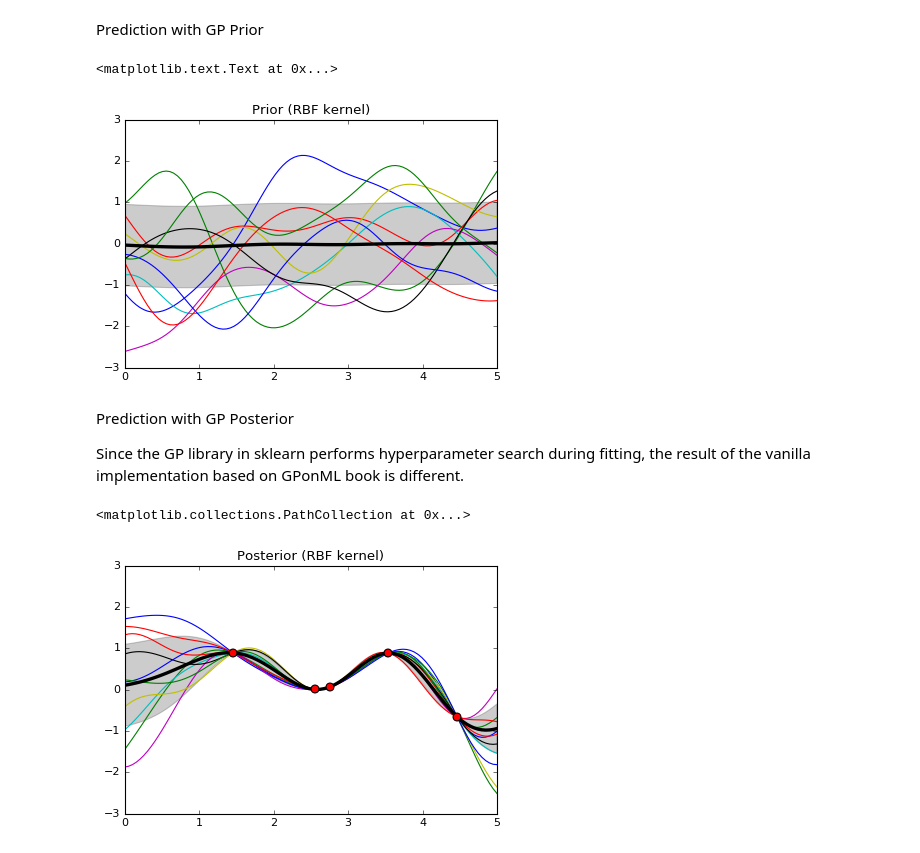
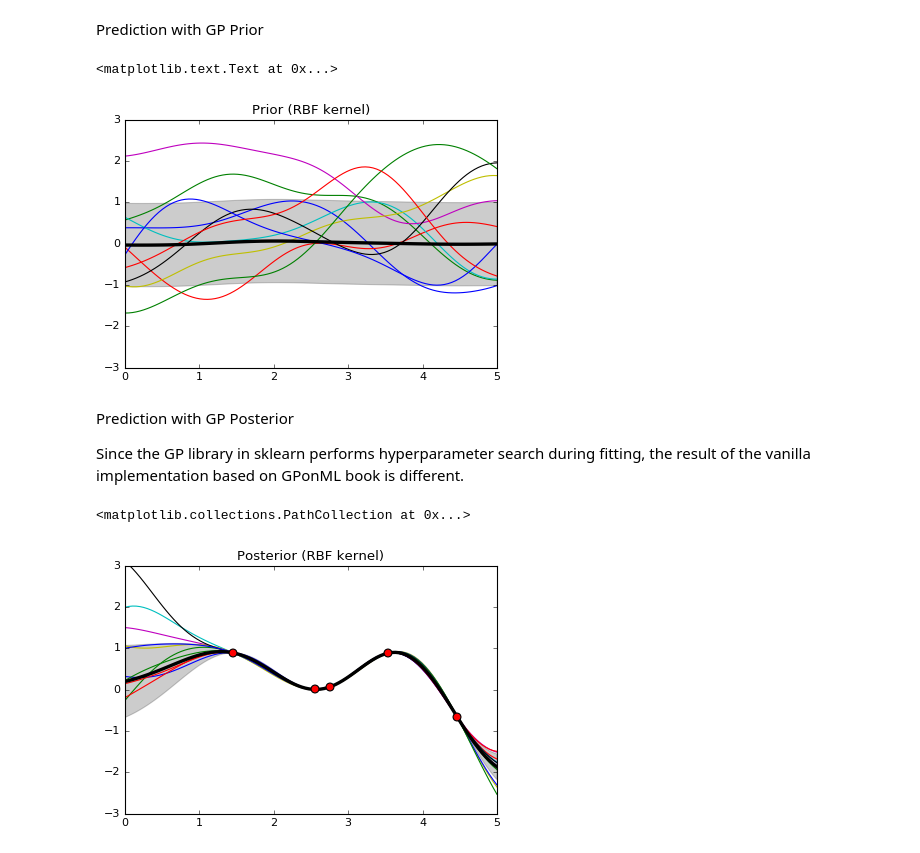
Before and after one commit to kinsumliu/notes, a Jupyter notebook: 011519_gaussian_process.ipynb, the cells around one changed output. Cells and saved outputs as stored; diff of their text form; code cells hidden in the pictures.

Commit message:
updated gamma for rbf kernel

```diff
--- a/011519_gaussian_process.ipynb
+++ b/011519_gaussian_process.ipynb
@@ -23,34 +23,34 @@ from sklearn.metrics.pairwise import rbf_kernel
 # %%
 # test points
 dim_X = 100
 X_ = np.linspace(0, 5, dim_X)
-K_XX_ = rbf_kernel(X_[:, np.newaxis], X_[:, np.newaxis], gamma=1) # covariance f
+K_XX_ = rbf_kernel(X_[:, np.newaxis], X_[:, np.newaxis], gamma=0.5) # covariance f
 
 # verify mean, variance by monte carlo estimate
 samples = np.random.multivariate_normal(
   mean=np.zeros(dim_X), cov=K_XX_, size=1000).T
 y_mean = np.mean(samples, axis=1)
 y_std = np.std(samples)
 plt.plot(X_, y_mean, 'k', lw=3, zorder=9)
 plt.fill_between(X_, y_mean - y_std, y_mean + y_std, alpha=0.2, color='k')
 
 # samples
 y_ = np.random.multivariate_normal(
   mean=np.zeros(dim_X), cov=K_XX_, size=10).T
 plt.plot(X_, y_, lw=1)
 plt.xlim(0, 5)
 plt.ylim(-3, 3)
 plt.title("Prior (RBF kernel)", fontsize=12)
 # %% [output]
 <matplotlib.text.Text at 0x...>
-[figure, old version]
+[figure, new version]
 # %% [markdown]
 Prediction with GP Posterior
 
 Since the GP library in sklearn performs hyperparameter search during fitting, the result of the vanilla implementation based on GPonML book is different.
 # %%
 # use train points to fit
-K_XX = rbf_kernel(X, X, gamma=1)
+K_XX = rbf_kernel(X, X, gamma=0.5)
 L = np.linalg.cholesky(K_XX)
 assert np.allclose(L, np.tril(L)), "L is not lower triangular"
 alpha = scipy.linalg.cho_solve((L,True), y)
@@ -58,8 +58,8 @@ alpha = scipy.linalg.cho_solve((L,True), y)
 # predictive mean, predictive variance
 dim_X = 100
 X_ = np.linspace(0, 5, dim_X)
-K_XX_ = rbf_kernel(X, X_[:, np.newaxis], gamma=1)
-K_X_X_ = rbf_kernel(X_[:, np.newaxis], X_[:, np.newaxis], gamma=1)
+K_XX_ = rbf_kernel(X, X_[:, np.newaxis], gamma=0.5)
+K_X_X_ = rbf_kernel(X_[:, np.newaxis], X_[:, np.newaxis], gamma=0.5)
 y_mean = np.dot(K_XX_.T, alpha)
 z = scipy.linalg.cho_solve((L,True), K_XX_) # L.T z = v
 y_cov = K_X_X_ - np.dot(K_XX_.T, z)
@@ -82,4 +82,4 @@ plt.title("Posterior (RBF kernel)", fontsize=12)
 plt.scatter(X[:, 0], y, c='r', s=50, zorder=10, edgecolors=(0, 0, 0))
 # %% [output]
 <matplotlib.collections.PathCollection at 0x...>
-[figure, old version]
+[figure, new version]
```
